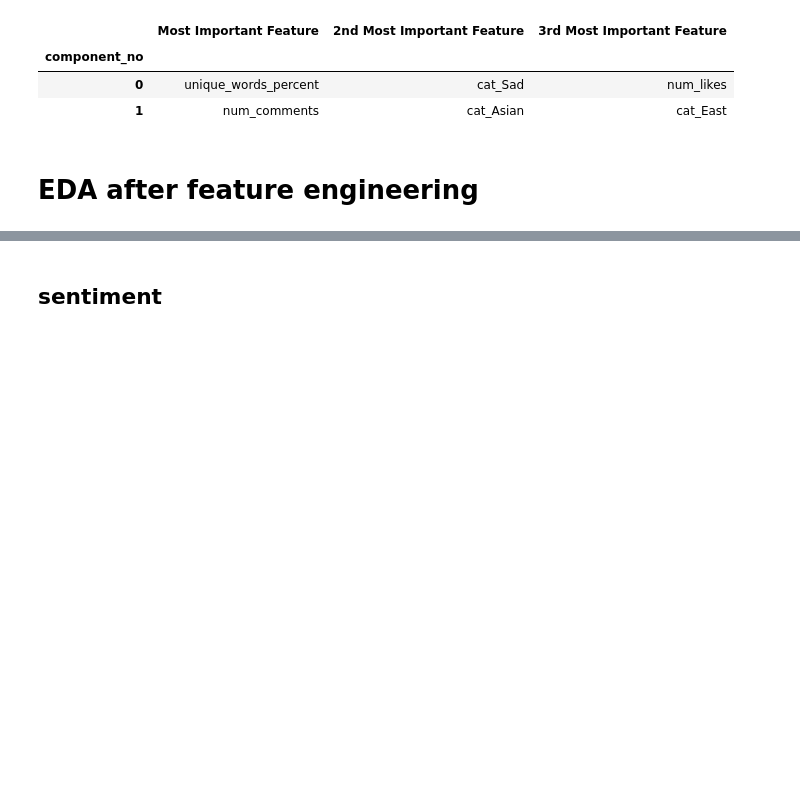
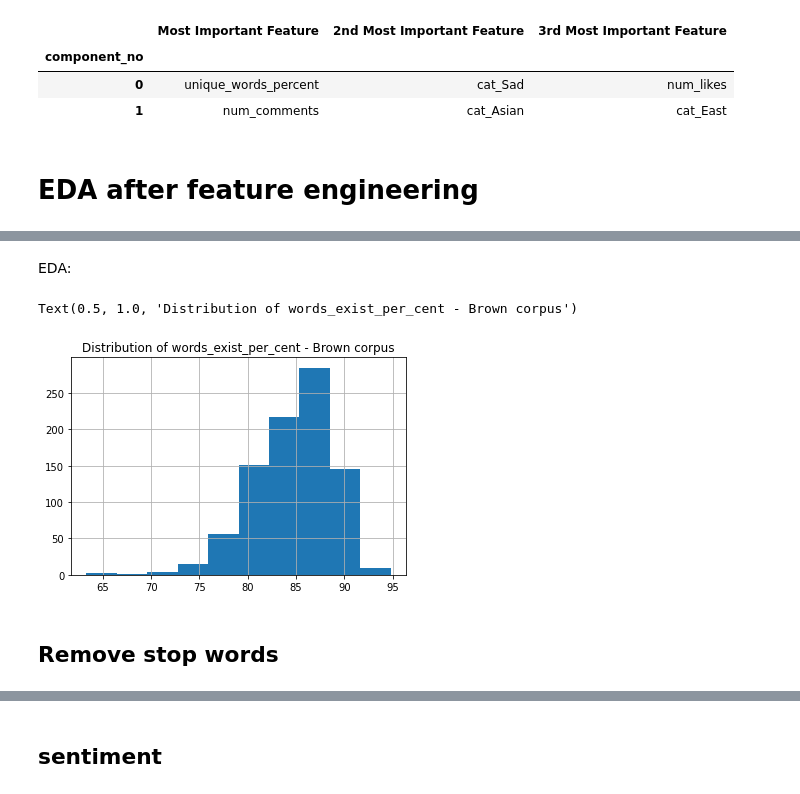
Before and after one commit to batyaamericus/OncUponTim, a Jupyter notebook: EDA.ipynb, the cells around one changed output, grey strips where cells are left out. Saved outputs shown, nothing was run; the diff lists cells and outputs as text; code cells hidden in the pictures; blank space fills up the shorter version.

```diff
--- a/EDA.ipynb
+++ b/EDA.ipynb
@@ -251,0 +260,7 @@ tops_comps
+# %%
+import nltk
+nltk.download('brown')
+from nltk.corpus import brown
+brown_corpus = brown.words()
+len(brown_corpus)
+brown_corpus = list(set(brown_corpus))
@@ -251,0 +273,16 @@ tops_comps
+# %%
+def words_exist_per_cent(row):
+  row['words_exist_per_cent'] = 100*len(list(set(row['unique_words'].lower().split("', '")) & set(brown_corpus)))/len(row['unique_words'].lower().split("', '"))
+  return row
+
+df = df.apply(words_exist_per_cent, axis=1)
+# %% [markdown]
+EDA:
+# %%
+df.words_exist_per_cent.hist()
+plt.title('Distribution of words_exist_per_cent - Brown corpus')
+# %% [output]
+Text(0.5, 1.0, 'Distribution of words_exist_per_cent - Brown corpus')
+[figure, added]
+# %% [markdown]
+## Remove stop words
```
Also changed, not shown: parts of 21 cells of this notebook.
